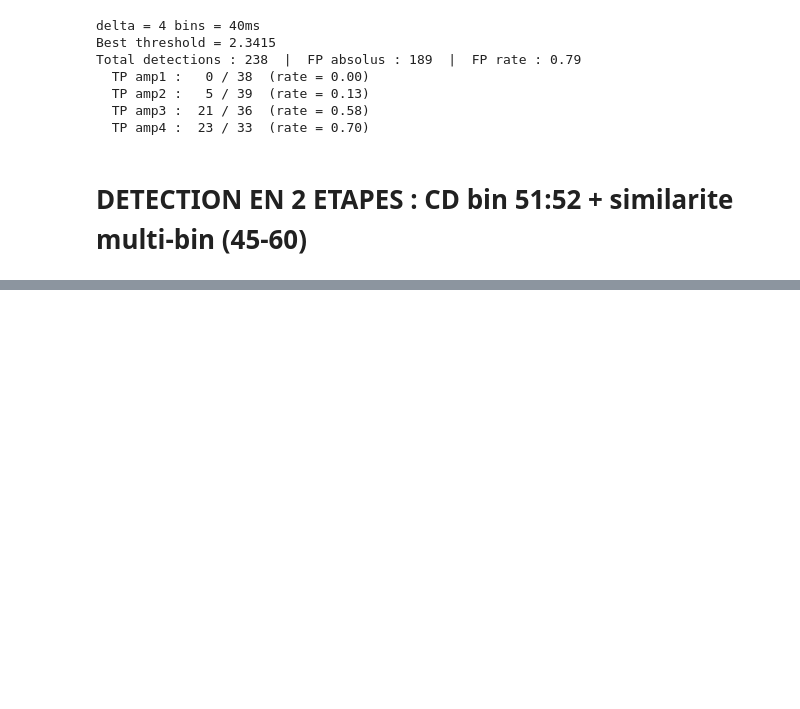
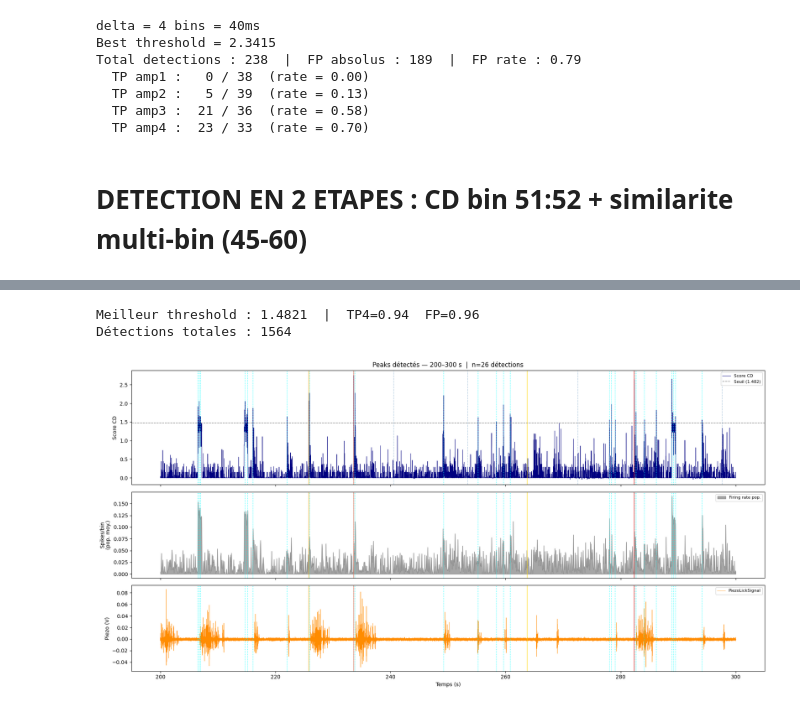
Before and after one commit to guenzi/NEURO-X-Project-I, a Jupyter notebook: tentatives.ipynb, the cells around one changed output, grey strips where cells are left out. Drawn from its saved outputs; the diff is of its cells as text; code cells hidden in the pictures; blank space fills up the shorter version.

```diff
--- a/tentatives.ipynb
+++ b/tentatives.ipynb
@@ -1109,0 +1497,80 @@ plt.show()
+# %%
+# Meilleur threshold + plot 200-300 s : peaks détectés / activité moy / piezo
+
+from scipy.ndimage import gaussian_filter1d
+
+# Meilleur threshold : max(TP4 - FP_continu)
+best_i   = np.argmax(tp_curves[4] - fp_cont_curve)
+best_thr = ths[best_i]
+print(f"Meilleur threshold : {best_thr:.4f}  |  TP4={tp_curves[4][best_i]:.2f}  FP={fp_cont_curve[best_i]:.2f}")
+
+det_t_best = detect_peaks(score, t_sig, best_thr, refractory_s, Bin_size, t_start, t_end)
+print(f"Détections totales : {len(det_t_best)}")
+
+# Fenêtre de visualisation
+t0_vis, t1_vis = 200.0, 300.0
+
+mask_score_v = (t_sig    >= t0_vis) & (t_sig    <= t1_vis)
+mask_piezo_v = (piezo_ts >= t0_vis) & (piezo_ts <= t1_vis)
+det_win      = det_t_best[(det_t_best >= t0_vis) & (det_t_best <= t1_vis)]
+
+b0v, b1v  = int(t0_vis * AP_Bin_Resolution), int(t1_vis * AP_Bin_Resolution)
+t_rate_v  = np.arange(b0v, b1v) * Bin_size
+rate_sm_v = gaussian_filter1d(AP_Bin_Matrx[:, b0v:b1v].mean(axis=0), sigma=3)
+
+colors_amp = {1: "gold", 2: "orange", 3: "tomato", 4: "red"}
+
+fig, axes = plt.subplots(3, 1, figsize=(18, 9), sharex=True,
+                         gridspec_kw={"height_ratios": [2, 1.5, 1.5]})
+
+# Score + peaks détectés
+ax = axes[0]
+ax.plot(t_sig[mask_score_v], score[mask_score_v], color="navy", lw=0.7, label="Score CD")
+ax.axhline(best_thr, color="gray", lw=1.0, linestyle="--", label=f"Seuil ({best_thr:.3f})")
+for dt in det_win:
+    ax.axvline(dt, color="cyan", alpha=0.8, lw=1.2, linestyle=":")
+for a in amps_stim:
+    for st in Stim_times_by_amp[a]:
+        if t0_vis <= st <= t1_vis:
+            ax.axvline(st, color=colors_amp[a], alpha=0.7, lw=1.2)
+for ct in Catch_times:
+    if t0_vis <= ct <= t1_vis:
+        ax.axvline(ct, color="steelblue", alpha=0.4, lw=1.0, linestyle="--")
+handles, labels = ax.get_legend_handles_labels()
+ax.legend(dict(zip(labels, handles)).values(), dict(zip(labels, handles)).keys(),
+          fontsize=8, loc="upper right")
+ax.set_ylabel("Score CD")
+ax.set_title(f"Peaks détectés — {t0_vis:.0f}–{t1_vis:.0f} s  |  n={len(det_win)} détections")
+
+# Activité moyenne
+ax2 = axes[1]
+ax2.fill_between(t_rate_v, rate_sm_v, alpha=0.7, color="gray", label="Firing rate pop.")
+for dt in det_win:
+    ax2.axvline(dt, color="cyan", alpha=0.8, lw=1.2, linestyle=":")
+for a in amps_stim:
+    for st in Stim_times_by_amp[a]:
+        if t0_vis <= st <= t1_vis:
+            ax2.axvline(st, color=colors_amp[a], alpha=0.7, lw=1.2)
+ax2.set_ylabel("Spikes/bin\n(pop. moy.)")
+ax2.legend(fontsize=8, loc="upper right")
+
+# Piezo
+ax3 = axes[2]
+ax3.plot(piezo_ts[mask_piezo_v], piezo_data[mask_piezo_v],
+         color="darkorange", lw=0.5, label="PiezoLickSignal")
+for dt in det_win:
+    ax3.axvline(dt, color="cyan", alpha=0.8, lw=1.2, linestyle=":")
+for a in amps_stim:
+    for st in Stim_times_by_amp[a]:
+        if t0_vis <= st <= t1_vis:
+            ax3.axvline(st, color=colors_amp[a], alpha=0.7, lw=1.2)
+ax3.set_ylabel("Piezo (V)")
+ax3.set_xlabel("Temps (s)")
+ax3.legend(fontsize=8, loc="upper right")
+
+plt.tight_layout()
+plt.show()
+# %% [output]
+Meilleur threshold : 1.4821  |  TP4=0.94  FP=0.96
+Détections totales : 1564
+[figure, added]
```
Also changed, not shown: parts of 11 cells of this notebook.
